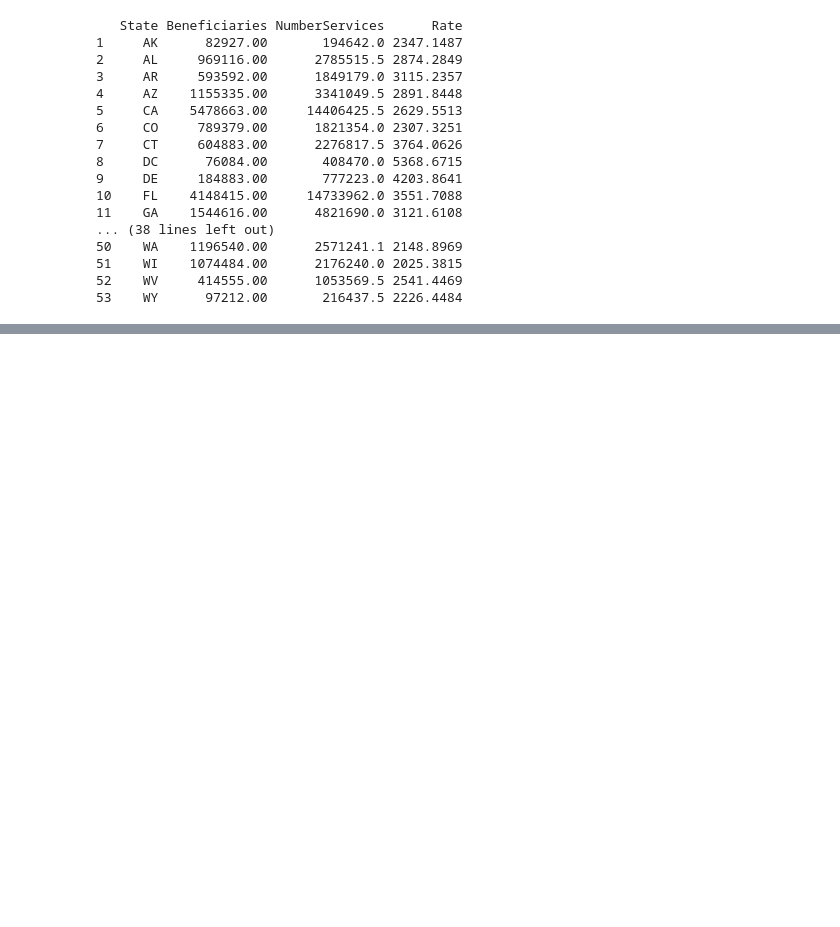
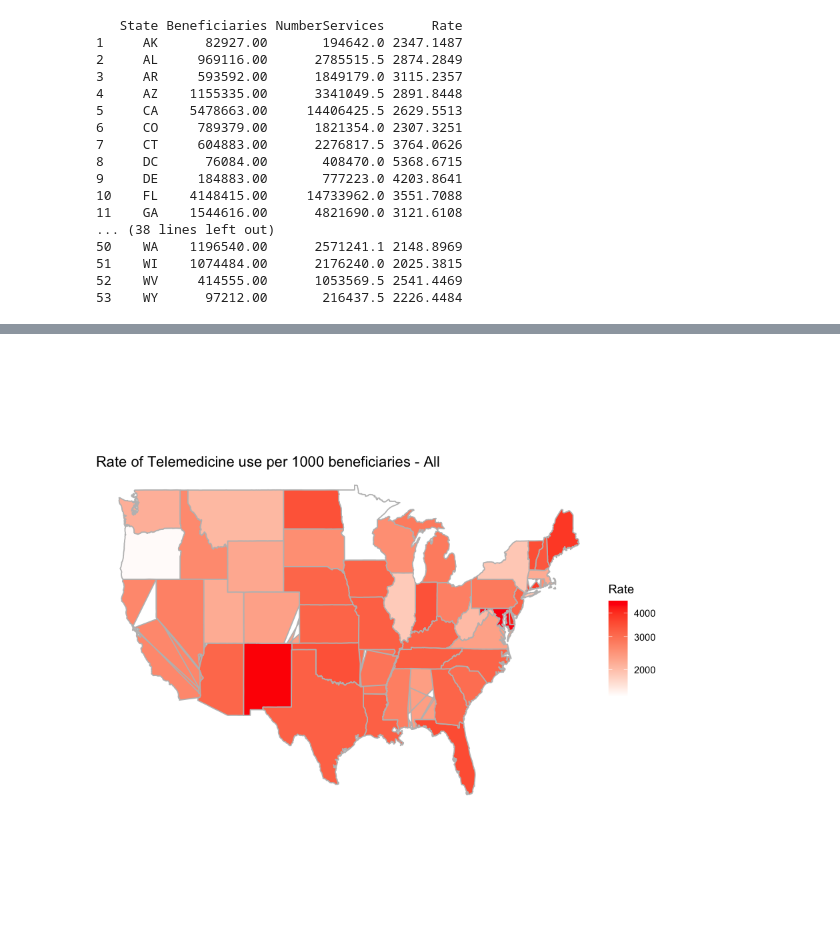
Before and after one commit to nancyruya/R-projects, a Jupyter notebook: TelehealthMedicare/MedicareAllTelehealth.ipynb, the cells around one changed output, grey strips where cells are left out. Drawn from its saved outputs; the diff is of its cells as text; code cells hidden in the pictures; blank space fills up the shorter version.

```diff
--- a/TelehealthMedicare/MedicareAllTelehealth.ipynb
+++ b/TelehealthMedicare/MedicareAllTelehealth.ipynb
@@ -157,0 +229,4 @@ print(df)
+# %%
+df$State <- setNames(as.list(datasets::state.name), datasets::state.abb)
+# %%
+df$State <- tolower(df$State)
@@ -157,0 +253,2 @@ print(df)
+# %%
+data <- merge(states, df, by.x='region', by.y='State')
@@ -157,0 +265,2 @@ print(df)
+# %%
+data$Beneficiaries <- as.numeric(as.character(data$Beneficiaries))
@@ -157,0 +277,8 @@ print(df)
+# %%
+ggplot(data, aes(x=long, y=lat, group=group, fill=Rate)) +
+geom_polygon(color='gray') + coord_fixed(1.6) + scale_fill_gradient(low='white',
+  high='red', trans = "log10") +
+theme_void() +
+ggtitle('Rate of Telemedicine use per 1000 beneficiaries - All')
+# %% [output]
+[figure, added]
```
Also changed, not shown: parts of 18 cells of this notebook, 1 other file.
